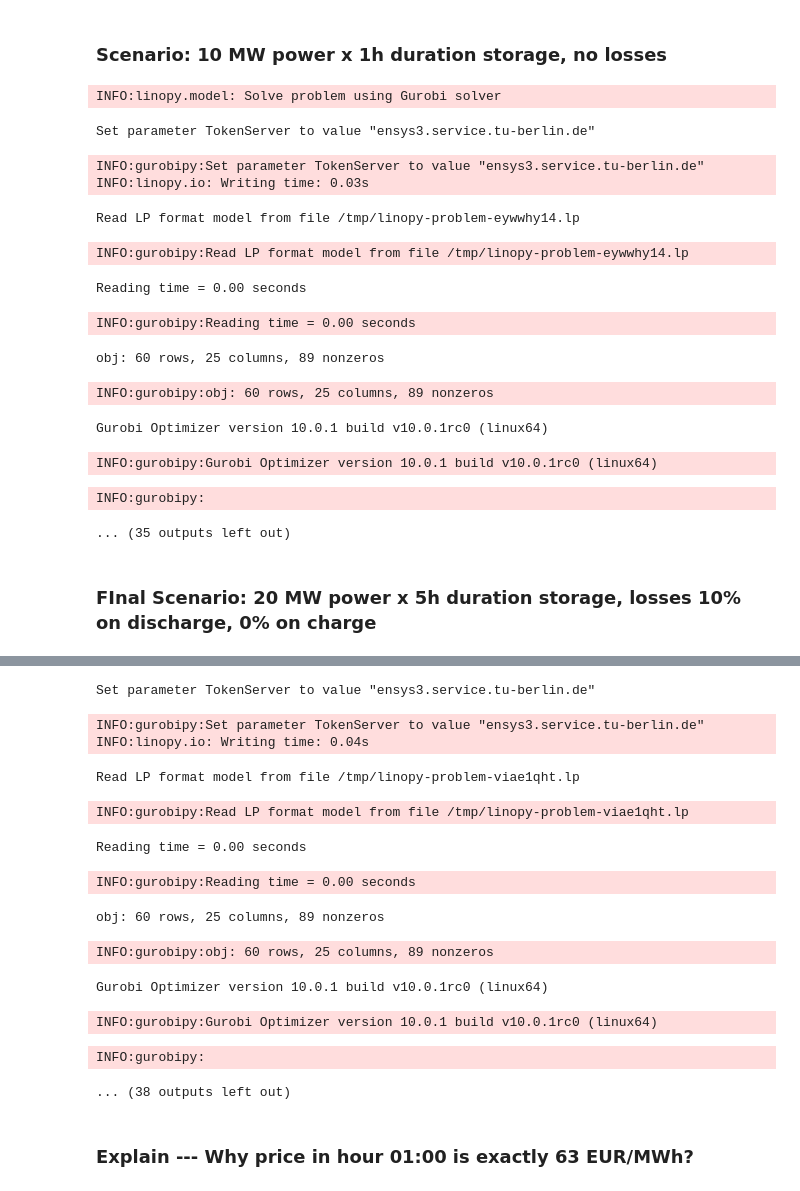
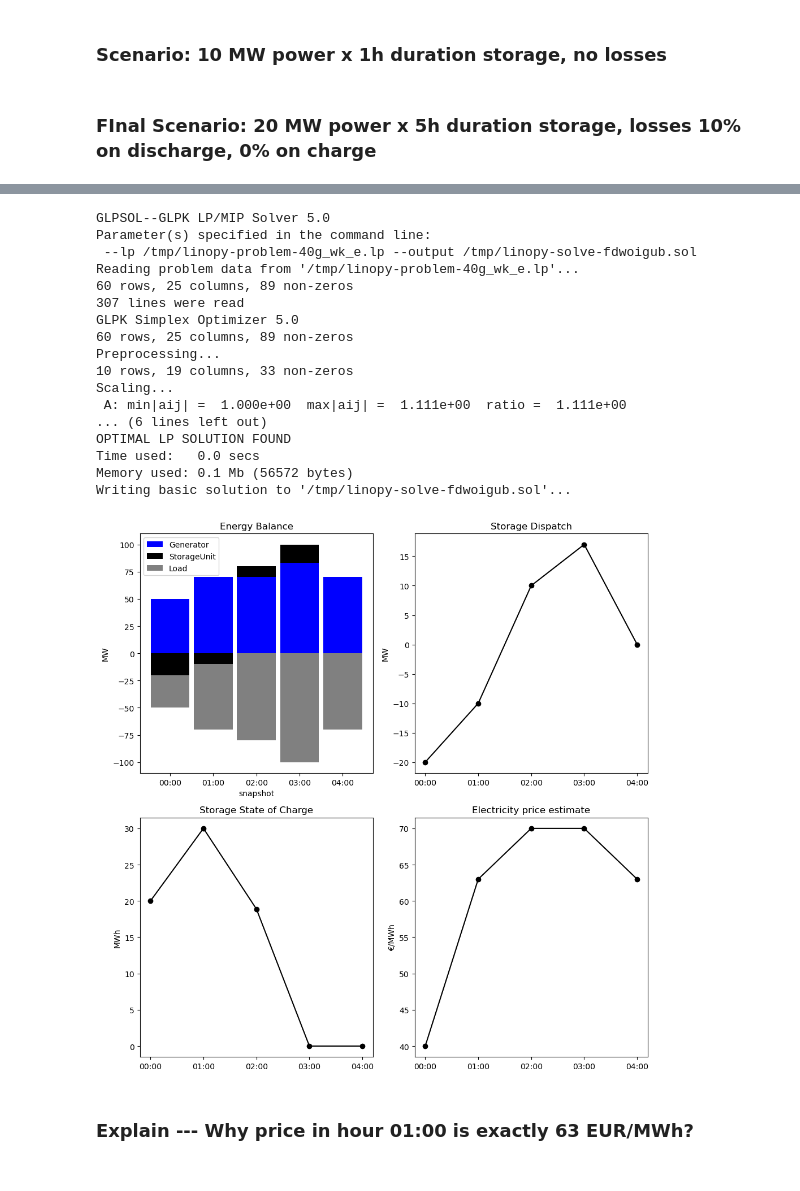
Before and after one commit to Irieo/exercises, a Jupyter notebook: esm-examples/esm4.ipynb, the cells around one changed output, grey strips where cells are left out. Saved outputs shown, nothing was run; the diff lists cells and outputs as text; code cells hidden in the pictures.

```diff
--- a/esm-examples/esm4.ipynb
+++ b/esm-examples/esm4.ipynb
@@ -385,23 +252,8 @@ n.add(
     # cyclic_state_of_charge=True,
 )
 # %%
-n.optimize(solver_name="gurobi")
+n.optimize(solver_name="glpk")
 dashboard(n)
-# %% [output]
-INFO:linopy.model: Solve problem using Gurobi solver
-Set parameter TokenServer to value "ensys3.service.tu-berlin.de"
-INFO:gurobipy:Set parameter TokenServer to value "ensys3.service.tu-berlin.de"
-INFO:linopy.io: Writing time: 0.03s
-Read LP format model from file /tmp/linopy-problem-eywwhy14.lp
-INFO:gurobipy:Read LP format model from file /tmp/linopy-problem-eywwhy14.lp
-Reading time = 0.00 seconds
-INFO:gurobipy:Reading time = 0.00 seconds
-obj: 60 rows, 25 columns, 89 nonzeros
-INFO:gurobipy:obj: 60 rows, 25 columns, 89 nonzeros
-Gurobi Optimizer version 10.0.1 build v10.0.1rc0 (linux64)
-INFO:gurobipy:Gurobi Optimizer version 10.0.1 build v10.0.1rc0 (linux64)
-INFO:gurobipy:
-... (35 outputs left out)
 # %% [markdown]
 ### FInal Scenario: 20 MW power x 5h duration storage, losses 10% on discharge, 0% on charge
 # %%
@@ -421,6 +273,6 @@ n.add(
     # cyclic_state_of_charge=True,
 )
 # %%
-n.optimize(solver_name="gurobi")
+n.optimize(solver_name="glpk")
 dashboard(n)
 # %% [output]
@@ -428,16 +296,21 @@ INFO:linopy.model: Solve problem using Gurobi solver
-Set parameter TokenServer to value "ensys3.service.tu-berlin.de"
+GLPSOL--GLPK LP/MIP Solver 5.0
+Parameter(s) specified in the command line:
+ --lp /tmp/linopy-problem-40g_wk_e.lp --output /tmp/linopy-solve-fdwoigub.sol
+Reading problem data from '/tmp/linopy-problem-40g_wk_e.lp'...
+60 rows, 25 columns, 89 non-zeros
+307 lines were read
+GLPK Simplex Optimizer 5.0
+60 rows, 25 columns, 89 non-zeros
+Preprocessing...
+10 rows, 19 columns, 33 non-zeros
+Scaling...
+ A: min|aij| =  1.000e+00  max|aij| =  1.111e+00  ratio =  1.111e+00
+... (6 lines left out)
+OPTIMAL LP SOLUTION FOUND
+Time used:   0.0 secs
+Memory used: 0.1 Mb (56572 bytes)
+Writing basic solution to '/tmp/linopy-solve-fdwoigub.sol'...
-INFO:gurobipy:Set parameter TokenServer to value "ensys3.service.tu-berlin.de"
-INFO:linopy.io: Writing time: 0.04s
-Read LP format model from file /tmp/linopy-problem-viae1qht.lp
-INFO:gurobipy:Read LP format model from file /tmp/linopy-problem-viae1qht.lp
-Reading time = 0.00 seconds
-INFO:gurobipy:Reading time = 0.00 seconds
-obj: 60 rows, 25 columns, 89 nonzeros
-INFO:gurobipy:obj: 60 rows, 25 columns, 89 nonzeros
-Gurobi Optimizer version 10.0.1 build v10.0.1rc0 (linux64)
-INFO:gurobipy:Gurobi Optimizer version 10.0.1 build v10.0.1rc0 (linux64)
-INFO:gurobipy:
-... (38 outputs left out)
+[figure, added]
 # %% [markdown]
 ### Explain --- Why price in hour 01:00 is exactly 63 EUR/MWh?
 # %%
```
Also changed, not shown: parts of 16 cells of this notebook.
